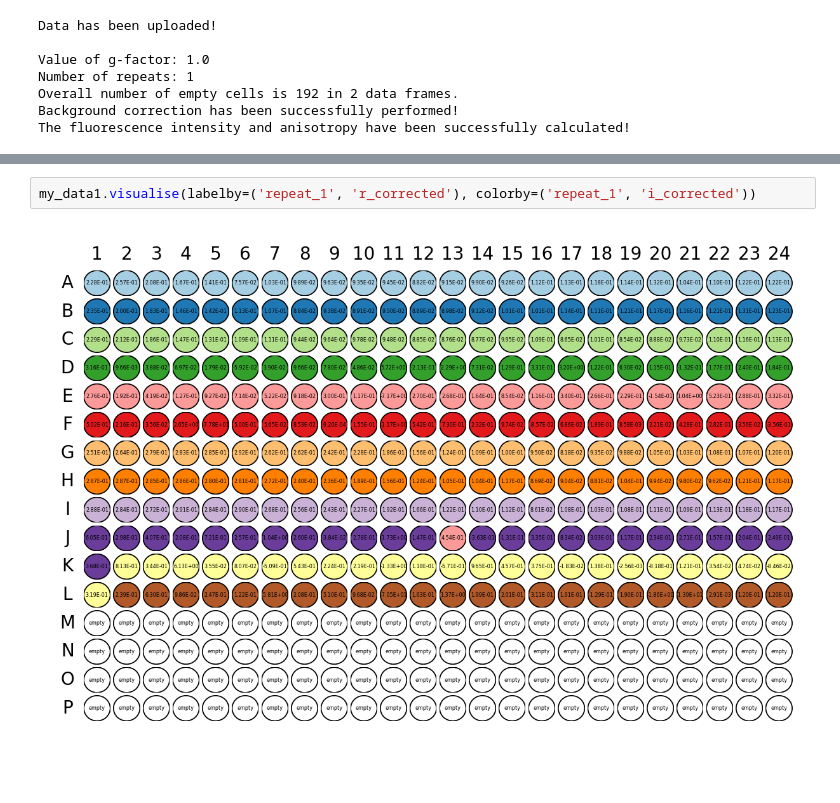
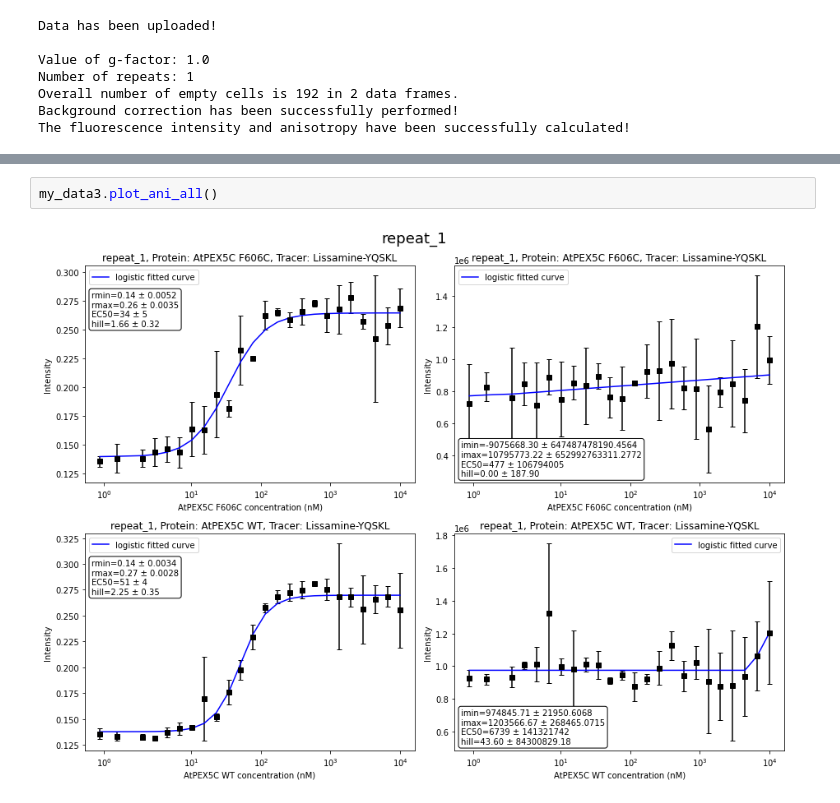
Before and after one commit to mariuszlas/Fluorescence-Anisotropy-Analysis-Development, a Jupyter notebook: fluorescenceanisotropy/fluores_anisotropy.ipynb, the cells around one changed output, grey strips where cells are left out. Cells and saved outputs as stored; diff of their text form; blank space fills up the shorter version.

```diff
--- a/fluorescenceanisotropy/fluores_anisotropy.ipynb
+++ b/fluorescenceanisotropy/fluores_anisotropy.ipynb
@@ -1093,4 +1053,4 @@ my_data1.visualise(labelby='Protein Name', colorby='Type')
-# %%
-my_data1.visualise(labelby=('repeat_1', 'r_corrected'), colorby=('repeat_1', 'i_corrected'))
-# %% [output]
-[figure, removed]
+# %%
+my_data3.plot_ani_all()
+# %% [output]
+[figure, added]
```
Also changed, not shown: parts of 24 cells of this notebook.
